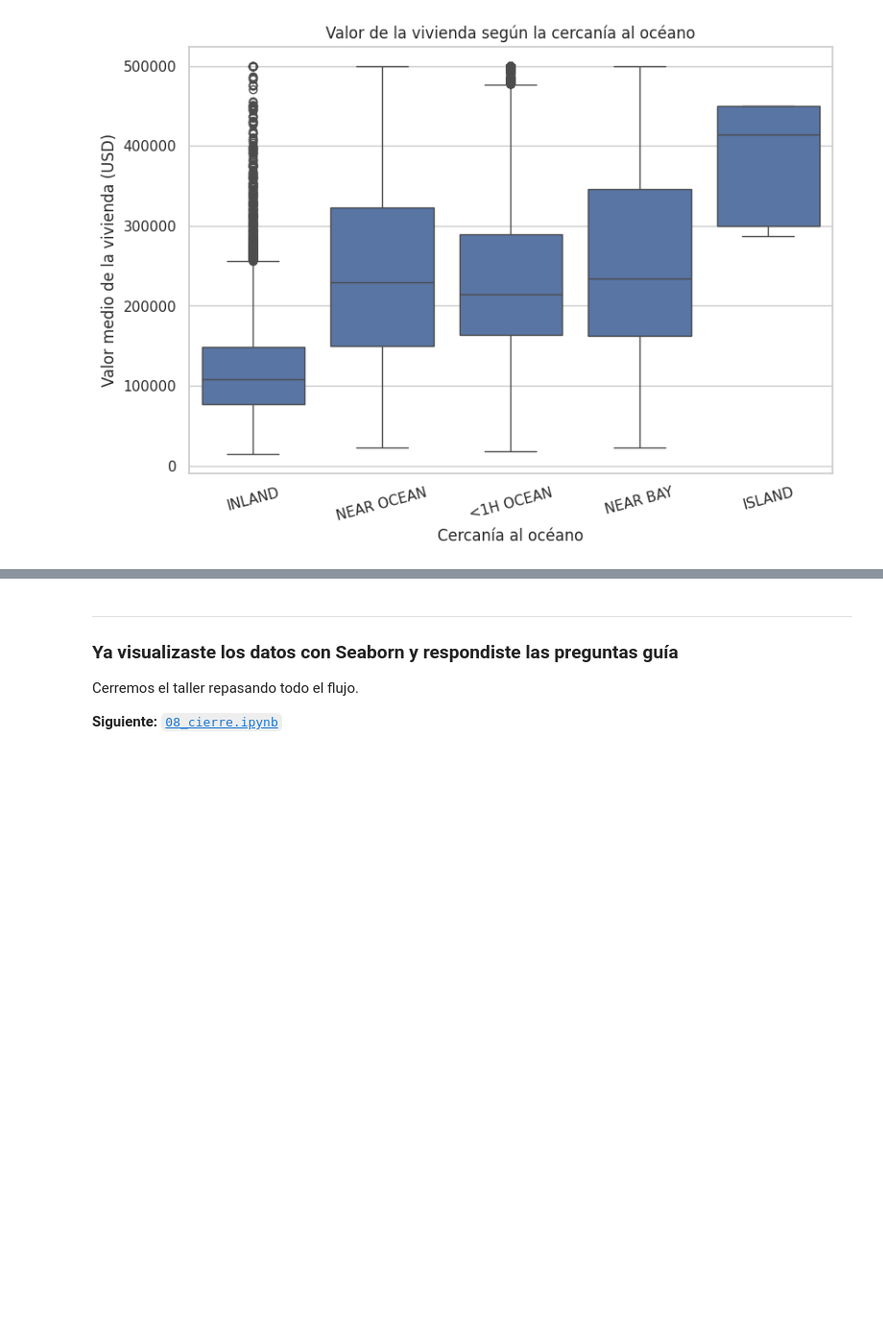
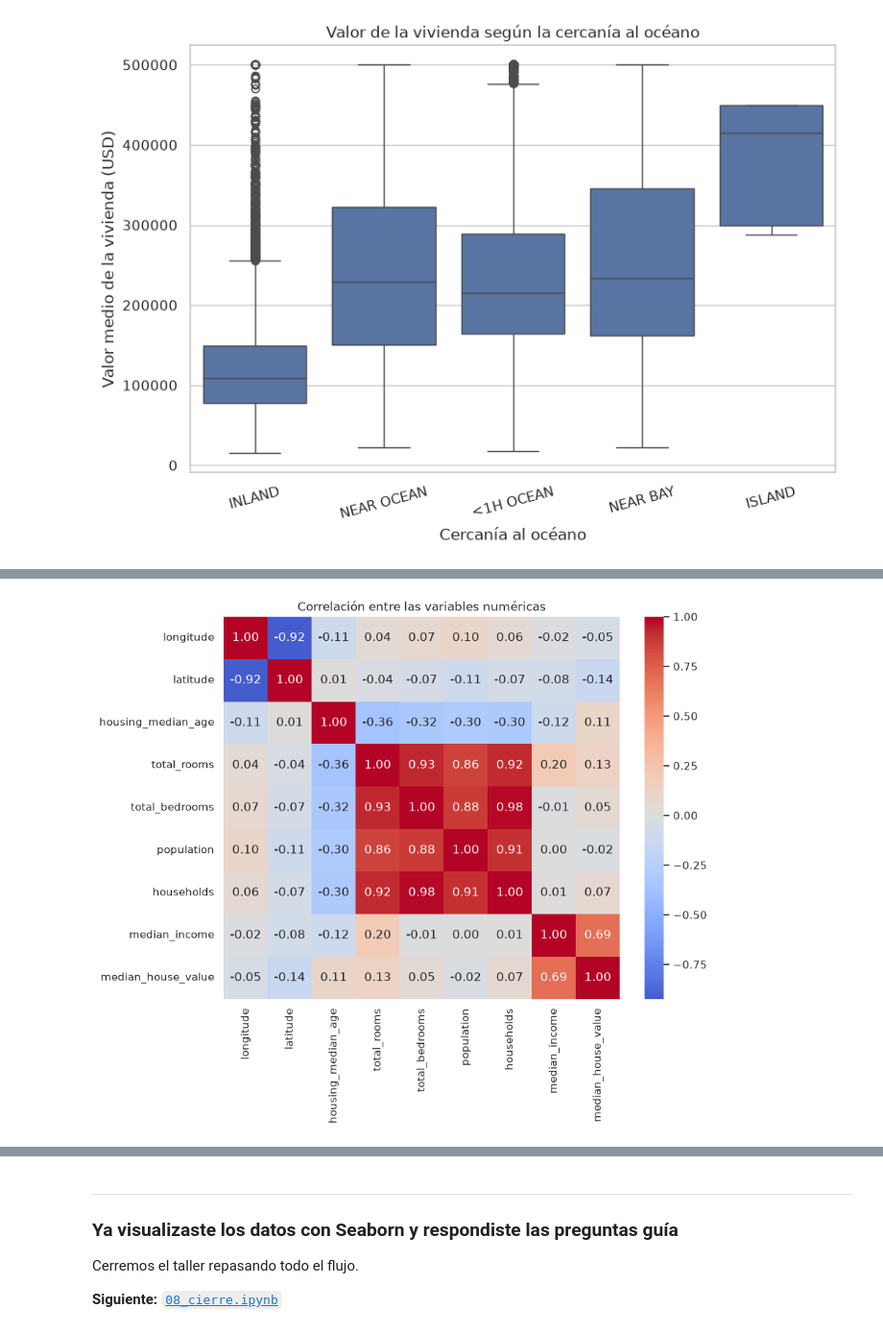
Before and after one commit to DeiberD/Introduccion-manipulacion-y-visualizacion-de-datos, a Jupyter notebook: notebooks/07_seaborn.ipynb, the cells around one changed output, grey strips where cells are left out. Shown at 96% size. Saved outputs shown, nothing was run; the diff lists cells and outputs as text; code cells hidden in the pictures; blank space fills up the shorter version.

```diff
--- a/notebooks/07_seaborn.ipynb
+++ b/notebooks/07_seaborn.ipynb
@@ -84,0 +96,9 @@ visualmente evidente: **sí, la cercanía al océano se asocia con mayor valor.*
+# %%
+correlaciones = df.select_dtypes("number").corr()   # solo columnas numéricas
+
+plt.figure(figsize=(9, 7))
+sns.heatmap(correlaciones, annot=True, fmt=".2f", cmap="coolwarm", center=0)
+plt.title("Correlación entre las variables numéricas")
+plt.show()
+# %% [output]
+[figure, added]
```
Also changed, not shown: parts of 8 cells of this notebook, 14 other files.
